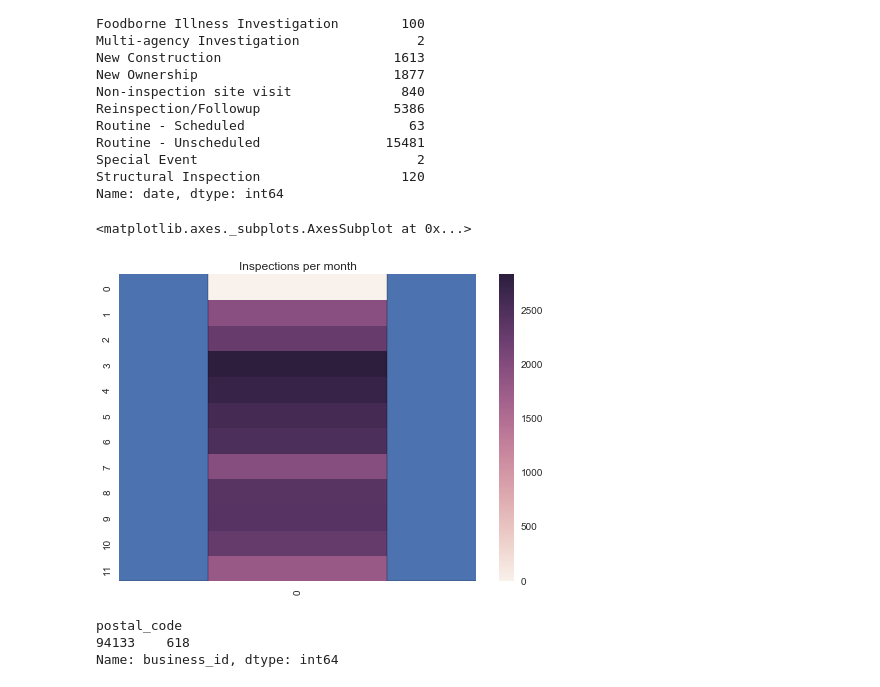
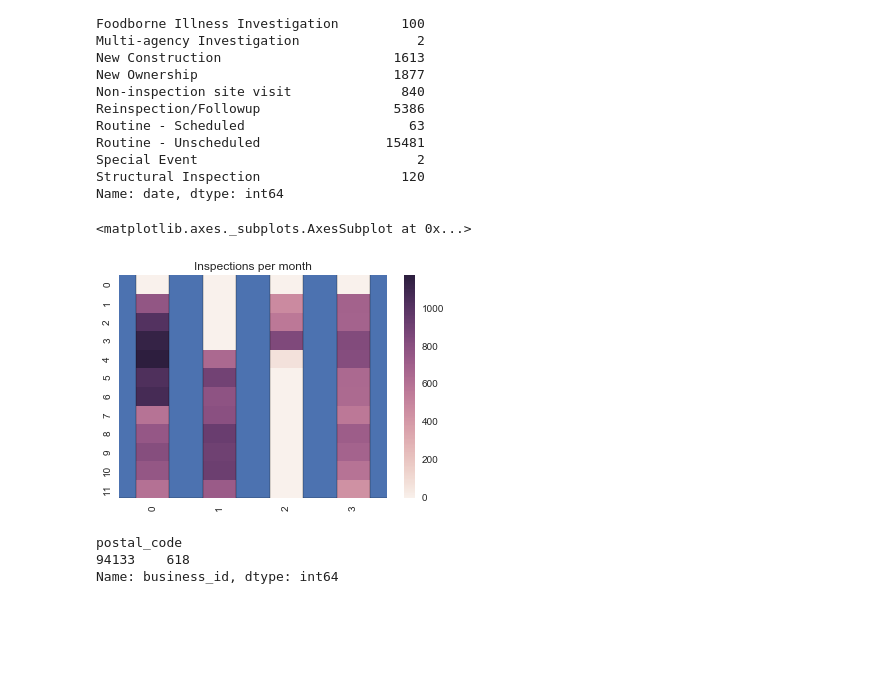
Before and after one commit to pedroargento/sfdat28-Argento, a Jupyter notebook: Homeworks/hw1.ipynb, the cells around one changed output. Cells and saved outputs as stored; diff of their text form; code cells hidden in the pictures; blank space fills up the shorter version.

```diff
--- a/Homeworks/hw1.ipynb
+++ b/Homeworks/hw1.ipynb
@@ -110,31 +110,32 @@ Name: date, dtype: int64
 # %%
 # 4 Create a plot that shows number of inspections per month
 # Bonus for creating a heatmap
 # http://stanford.edu/~mwaskom/software/seaborn/generated/seaborn.heatmap.html?highlight=heatmap
 import numpy as np
 import matplotlib.pyplot as plt
 %matplotlib inline
 import seaborn as sns
 
 inspections['month'] = inspections.date.apply(lambda x: int(str(x)[4:6]))
 inspections['year'] = inspections.date.apply(lambda x: int(str(x)[:4]))
 inspections.month.value_counts().plot(kind='bar', title='Inspections per month')
 plt.xlabel('Month')
 plt.ylabel('Count')
 
 unique_years = inspections.year.unique()
 n_years = len(unique_years)
-heat_map = np.zeros((12,1))
+heat_map = np.zeros((12,n_years))
 
 i = 0
 for m in range(12):
-    heat_map[m,0] = len(inspections[(inspections.month == m)])
+    for y in range(n_years):
+        heat_map[m,y] = len(inspections[(inspections.month == m)&(inspections.year == unique_years[y])])
 
 
 sns.heatmap(heat_map)
 # %% [output]
 <matplotlib.axes._subplots.AxesSubplot at 0x...>
-[figure, old version]
+[figure, new version]
 # %%
 # 5 Which zip code contains the most high risk violations?
 restaurant_scores[restaurant_scores.risk_category == 'High Risk'].groupby('postal_code').business_id.count().sort_values(ascending=False).head(1)
```
